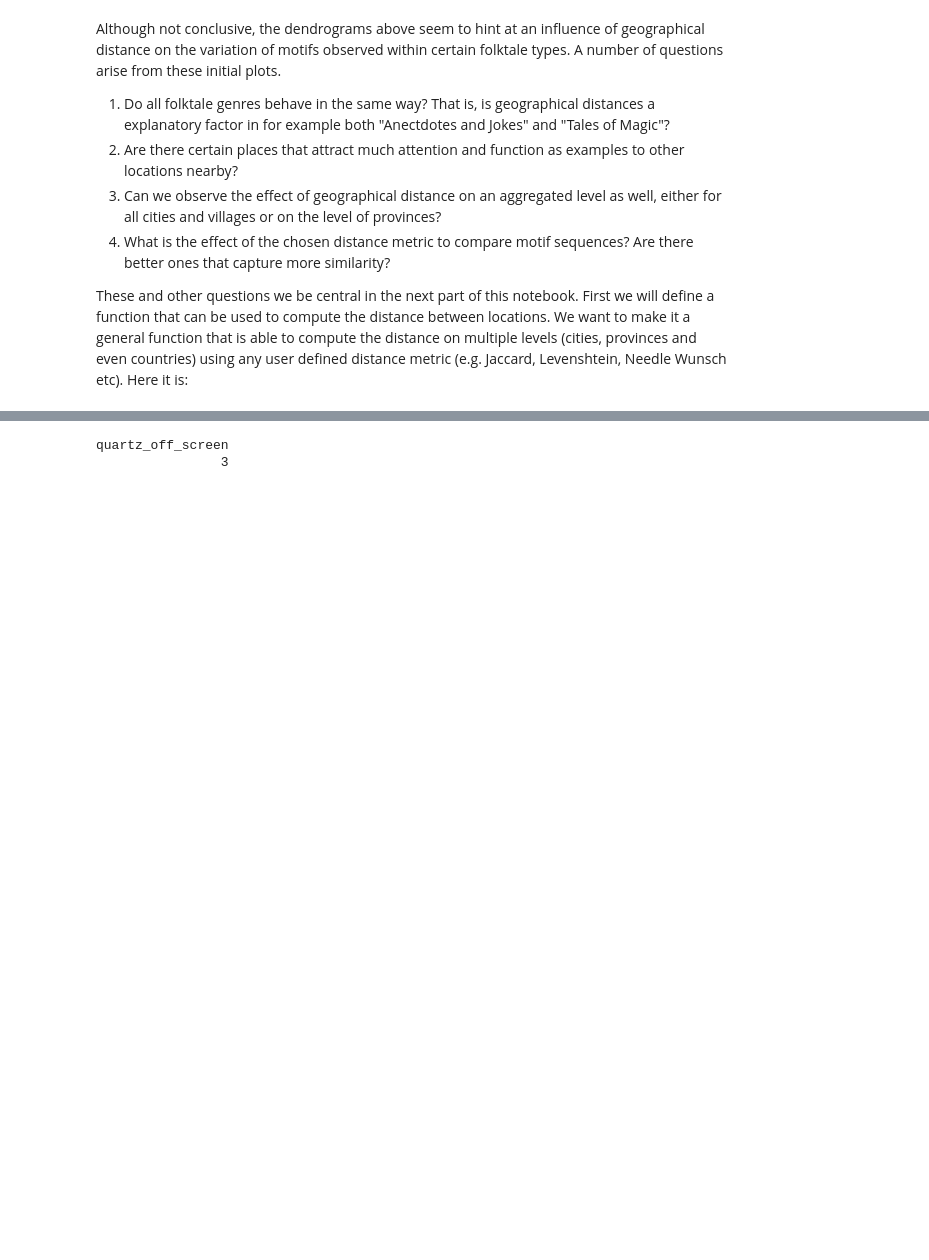
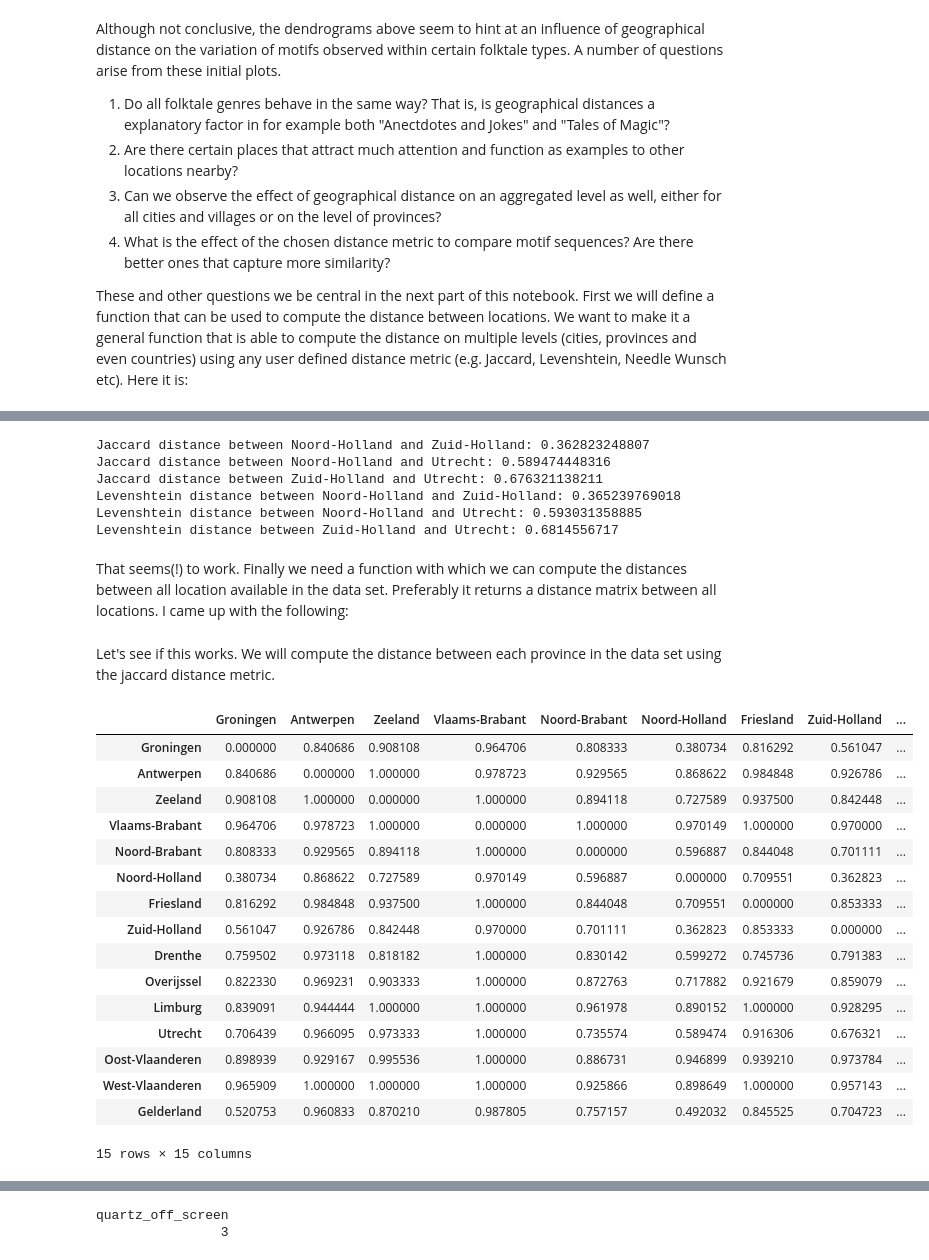
Before and after one commit to fbkarsdorp/variation, a Jupyter notebook: notebooks/MVVB.ipynb, the cells around one changed output, grey strips where cells are left out. Drawn from its saved outputs; the diff is of its cells as text; code cells hidden in the pictures; blank space fills up the shorter version.

```diff
--- a/notebooks/MVVB.ipynb
+++ b/notebooks/MVVB.ipynb
@@ -48,3 +52,7 @@ for field in locations.columns[1:]:
+# %%
+df.place = df.place.fillna('???')
+df.province = df.province.fillna('???')
+df.country = df.country.fillna('???')
 # %%
 df.place.value_counts()
 # %% [output]
@@ -590,8 +599,8 @@ def distance_between(loc_a, loc_b, df, level='place', fn=dist.jaccard):
     loc_a_df = df[df[level]==loc_a]
     loc_b_df = df[df[level]==loc_b]
     distances = []
-    for storytype in set.union(set(loc_a_df['storytype'].values),
-                               set(loc_b_df['storytype'].values)):
+    for storytype in set.union(set(loc_a_df.storytype.values),
+                               set(loc_b_df.storytype.values)):
         loc_a_stories = loc_a_df[loc_a_df.storytype==storytype]
         loc_b_stories = loc_b_df[loc_b_df.storytype==storytype]
         if loc_a_stories.empty or loc_b_stories.empty:
@@ -617,11 +639,26 @@ def levenshtein_location(loc_a, loc_b, df, level, **kwargs):
+# %%
+for loc_a, loc_b in combinations(['Noord-Holland', 'Zuid-Holland', 'Utrecht'], 2):
+    print 'Jaccard distance between %s and %s:' % (loc_a, loc_b),
+    print jaccard_location(loc_a, loc_b, df, "province")
+for loc_a, loc_b in combinations(['Noord-Holland', 'Zuid-Holland', 'Utrecht'], 2):
+    print 'Levenshtein distance between %s and %s:' % (loc_a, loc_b),
+    print levenshtein_location(loc_a, loc_b, df, "province", normalized=True)
+# %% [output]
+Jaccard distance between Noord-Holland and Zuid-Holland: 0.362823248807
+Jaccard distance between Noord-Holland and Utrecht: 0.589474448316
+Jaccard distance between Zuid-Holland and Utrecht: 0.676321138211
+Levenshtein distance between Noord-Holland and Zuid-Holland: 0.365239769018
+Levenshtein distance between Noord-Holland and Utrecht: 0.593031358885
+Levenshtein distance between Zuid-Holland and Utrecht: 0.6814556717
+# %% [markdown]
+That seems(!) to work. Finally we need a function with which we can compute the distances between all location available in the data set. Preferably it returns a distance matrix between all locations. I came up with the following:
 # %%
-def location_dm(df, level='place', fn=jaccard_location):
+def location_dm(df, level='place', fn=jaccard_location, **kwargs):
     encode = encoder()
-    locations = set(df[(df.country == 'Nederland') &
-                       (df[level] != '???')][level].values)
+    locations = set(df[df[level] != '???'][level].values)
     dm = np.zeros((len(locations), len(locations)))
     for loc_a, loc_b in combinations(locations, 2):
-        dist = distance_between(loc_a, loc_b, df, level=level, fn=fn)
+        dist = fn(loc_a, loc_b, df, level=level, **kwargs)
         dm[encode(loc_a), encode(loc_b)] = dist
         dm[encode(loc_b), encode(loc_a)] = dist
     labels = sorted(locations, key=encode)
@@ -630,0 +666,27 @@ df.province = df.province.fillna("???")
+# %% [markdown]
+Let's see if this works. We will compute the distance between each province in the data set using the jaccard distance metric.
+# %%
+dm = location_dm(df[(df.country.isin(('Nederland', 'België'))) &
+                    (df.province != 'Flevoland') &
+                    (df.province != 'Brussel') &
+                    (df.province != 'Henegouwen')],
+                 level='province', fn=jaccard_location)
+dm
+# %% [output]
+|  | Groningen | Antwerpen | Zeeland | Vlaams-Brabant | Noord-Brabant | Noord-Holland | Friesland | Zuid-Holland | ... |
+| Groningen | 0.000000 | 0.840686 | 0.908108 | 0.964706 | 0.808333 | 0.380734 | 0.816292 | 0.561047 | ... |
+| Antwerpen | 0.840686 | 0.000000 | 1.000000 | 0.978723 | 0.929565 | 0.868622 | 0.984848 | 0.926786 | ... |
+| Zeeland | 0.908108 | 1.000000 | 0.000000 | 1.000000 | 0.894118 | 0.727589 | 0.937500 | 0.842448 | ... |
+| Vlaams-Brabant | 0.964706 | 0.978723 | 1.000000 | 0.000000 | 1.000000 | 0.970149 | 1.000000 | 0.970000 | ... |
+| Noord-Brabant | 0.808333 | 0.929565 | 0.894118 | 1.000000 | 0.000000 | 0.596887 | 0.844048 | 0.701111 | ... |
+| Noord-Holland | 0.380734 | 0.868622 | 0.727589 | 0.970149 | 0.596887 | 0.000000 | 0.709551 | 0.362823 | ... |
+| Friesland | 0.816292 | 0.984848 | 0.937500 | 1.000000 | 0.844048 | 0.709551 | 0.000000 | 0.853333 | ... |
+| Zuid-Holland | 0.561047 | 0.926786 | 0.842448 | 0.970000 | 0.701111 | 0.362823 | 0.853333 | 0.000000 | ... |
+| Drenthe | 0.759502 | 0.973118 | 0.818182 | 1.000000 | 0.830142 | 0.599272 | 0.745736 | 0.791383 | ... |
+| Overijssel | 0.822330 | 0.969231 | 0.903333 | 1.000000 | 0.872763 | 0.717882 | 0.921679 | 0.859079 | ... |
+| Limburg | 0.839091 | 0.944444 | 1.000000 | 1.000000 | 0.961978 | 0.890152 | 1.000000 | 0.928295 | ... |
+| Utrecht | 0.706439 | 0.966095 | 0.973333 | 1.000000 | 0.735574 | 0.589474 | 0.916306 | 0.676321 | ... |
+| Oost-Vlaanderen | 0.898939 | 0.929167 | 0.995536 | 1.000000 | 0.886731 | 0.946899 | 0.939210 | 0.973784 | ... |
+| West-Vlaanderen | 0.965909 | 1.000000 | 1.000000 | 1.000000 | 0.925866 | 0.898649 | 1.000000 | 0.957143 | ... |
+| Gelderland | 0.520753 | 0.960833 | 0.870210 | 0.987805 | 0.757157 | 0.492032 | 0.845525 | 0.704723 | ... |
+15 rows × 15 columns
```
Also changed, not shown: parts of 19 cells of this notebook.
